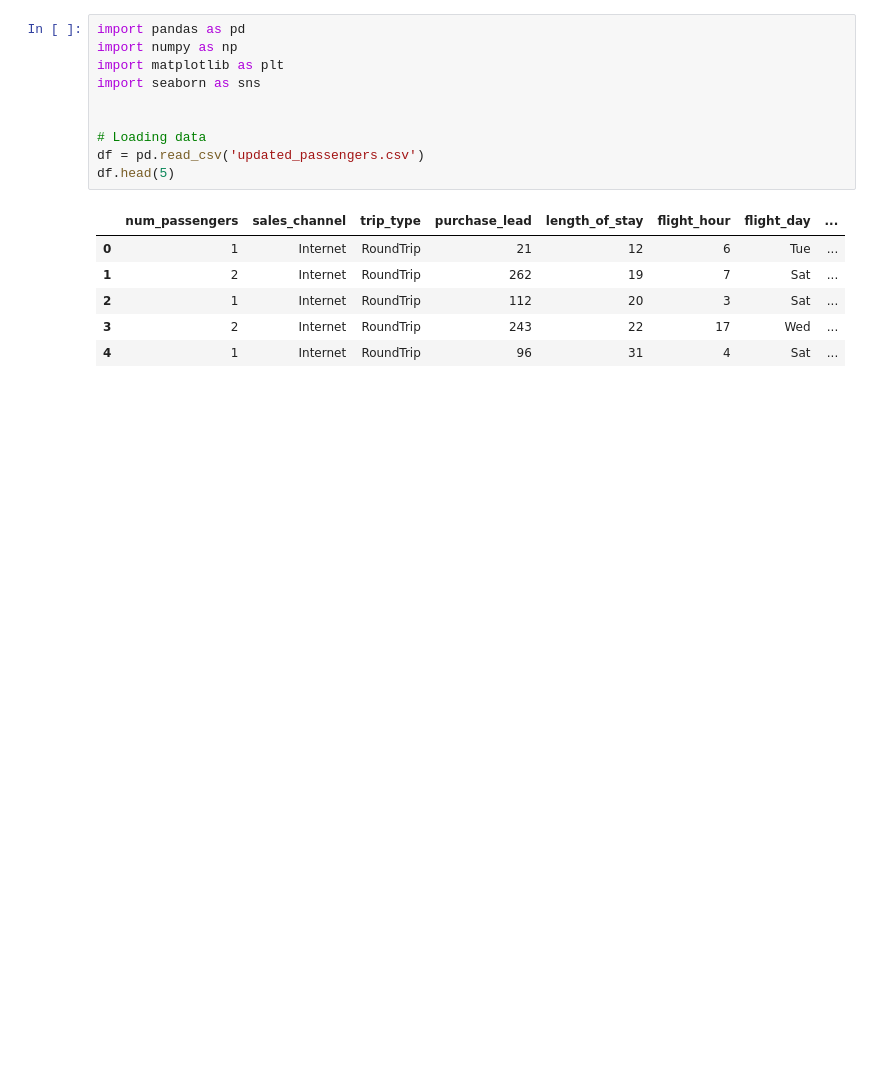
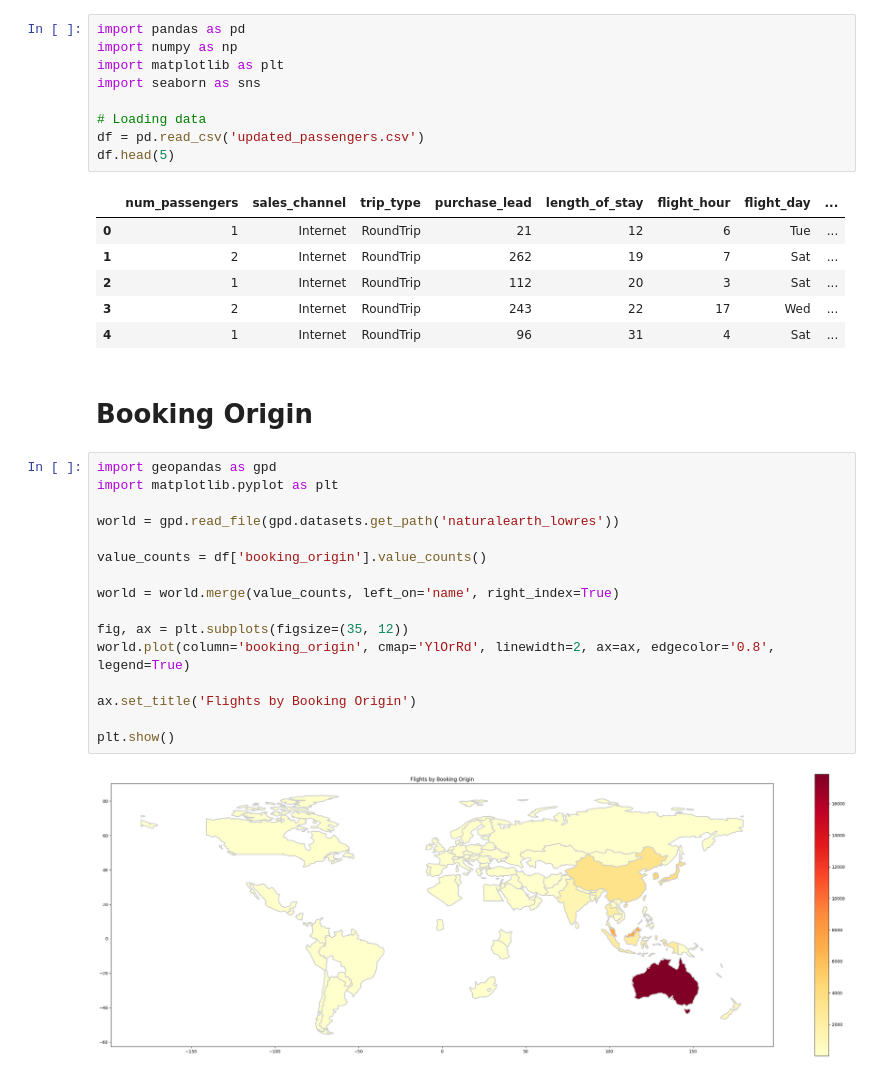
Before and after one commit to qichsia/python, a Jupyter notebook: final_proj/02_data_analysis.ipynb, the cells around one changed output. Drawn from its saved outputs; the diff is of its cells as text; blank space fills up the shorter version.

```diff
--- a/final_proj/02_data_analysis.ipynb
+++ b/final_proj/02_data_analysis.ipynb
@@ -4,7 +4,6 @@ import numpy as np
 import matplotlib as plt
 import seaborn as sns
 
-
 # Loading data
 df = pd.read_csv('updated_passengers.csv')
 df.head(5)
@@ -15,3 +14,23 @@ df.head(5)
 | 2 | 1 | Internet | RoundTrip | 112 | 20 | 3 | Sat | ... |
 | 3 | 2 | Internet | RoundTrip | 243 | 22 | 17 | Wed | ... |
 | 4 | 1 | Internet | RoundTrip | 96 | 31 | 4 | Sat | ... |
+# %% [markdown]
+# Booking Origin
+# %%
+import geopandas as gpd
+import matplotlib.pyplot as plt
+
+world = gpd.read_file(gpd.datasets.get_path('naturalearth_lowres'))
+
+value_counts = df['booking_origin'].value_counts()
+
+world = world.merge(value_counts, left_on='name', right_index=True)
+
+fig, ax = plt.subplots(figsize=(35, 12))
+world.plot(column='booking_origin', cmap='YlOrRd', linewidth=2, ax=ax, edgecolor='0.8', legend=True)
+
+ax.set_title('Flights by Booking Origin')
+
+plt.show()
+# %% [output]
+[figure, added]
```
Also changed, not shown: parts of 7 cells of this notebook, 6 other files.
